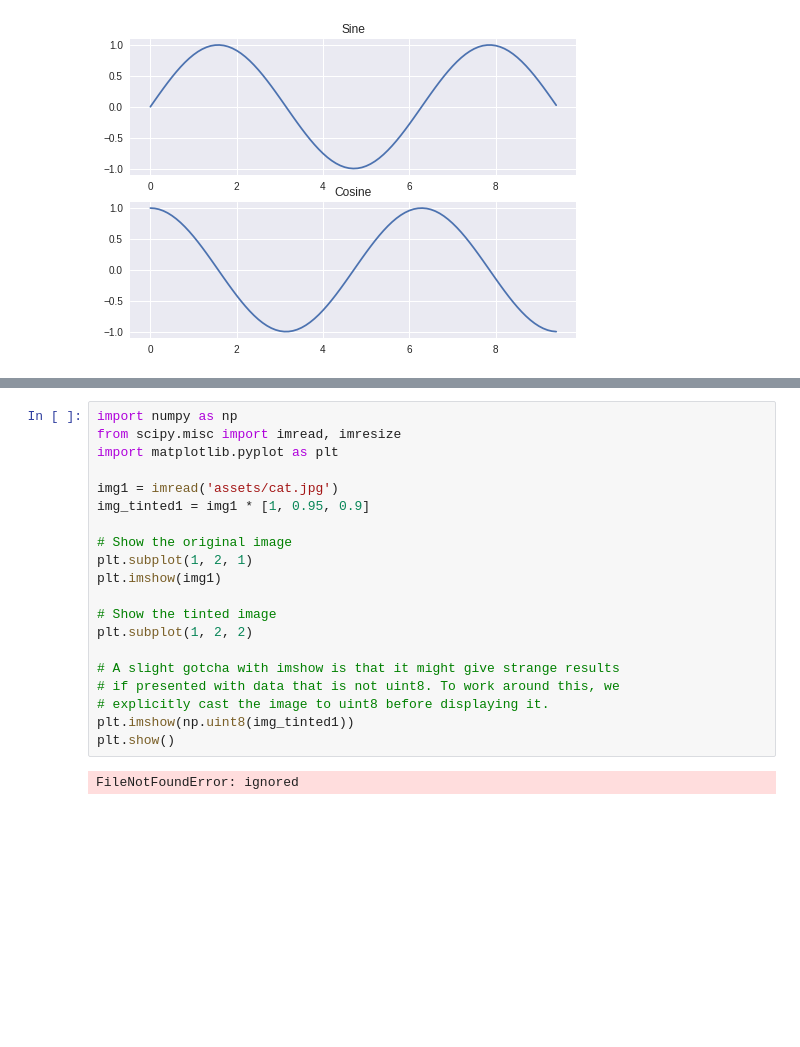
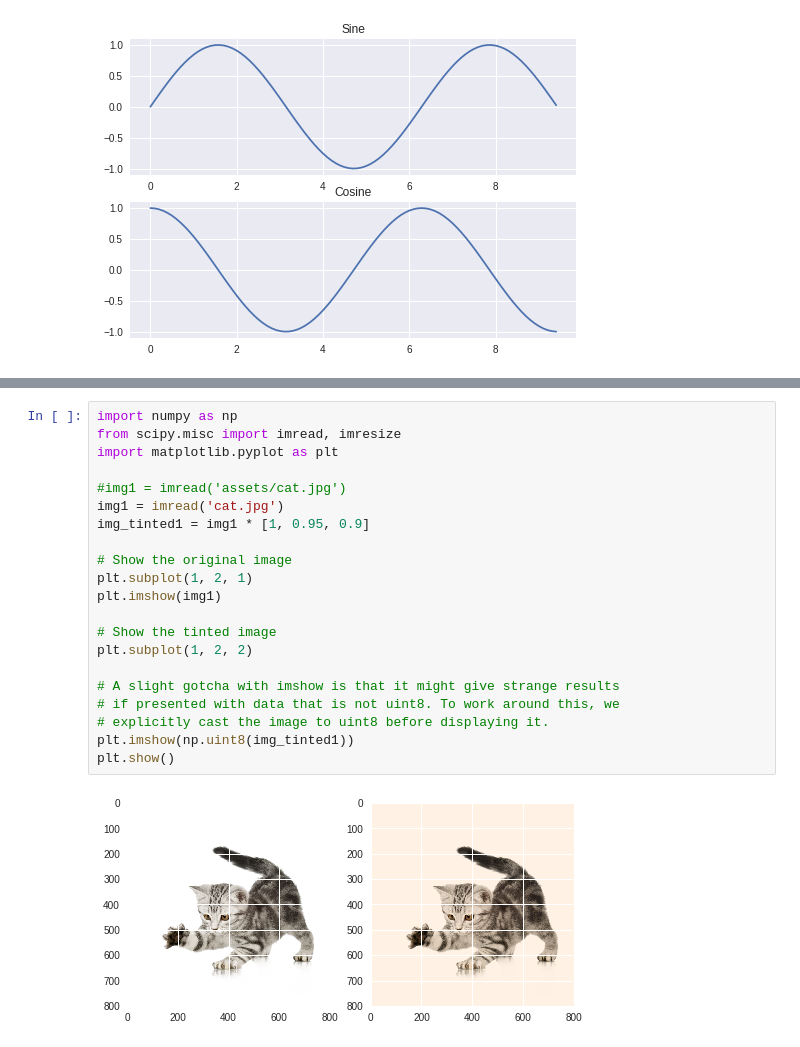
Before and after one commit to vpw/EIP2win, a Jupyter notebook: 2B.ipynb, the cells around one changed output, grey strips where cells are left out. Drawn from its saved outputs; the diff is of its cells as text; blank space fills up the shorter version.

```diff
--- a/2B.ipynb
+++ b/2B.ipynb
@@ -1297,25 +1303,26 @@ You can use the `imshow` function to show images. Here is an example:
 # %%
 import numpy as np
 from scipy.misc import imread, imresize
 import matplotlib.pyplot as plt
 
-img1 = imread('assets/cat.jpg')
+#img1 = imread('assets/cat.jpg')
+img1 = imread('cat.jpg')
 img_tinted1 = img1 * [1, 0.95, 0.9]
 
 # Show the original image
 plt.subplot(1, 2, 1)
 plt.imshow(img1)
 
 # Show the tinted image
 plt.subplot(1, 2, 2)
 
 # A slight gotcha with imshow is that it might give strange results
 # if presented with data that is not uint8. To work around this, we
 # explicitly cast the image to uint8 before displaying it.
 plt.imshow(np.uint8(img_tinted1))
 plt.show()
 # %% [output]
-FileNotFoundError: ignored
+[figure, added]
 # %% [markdown]
 <div class='fig figcenter fighighlight'>
   <img src='https://github.com/vpw/EIP2win/blob/master/assets/cat_tinted_imshow.png?raw=1'>
```
Also changed, not shown: parts of 2 cells of this notebook.
